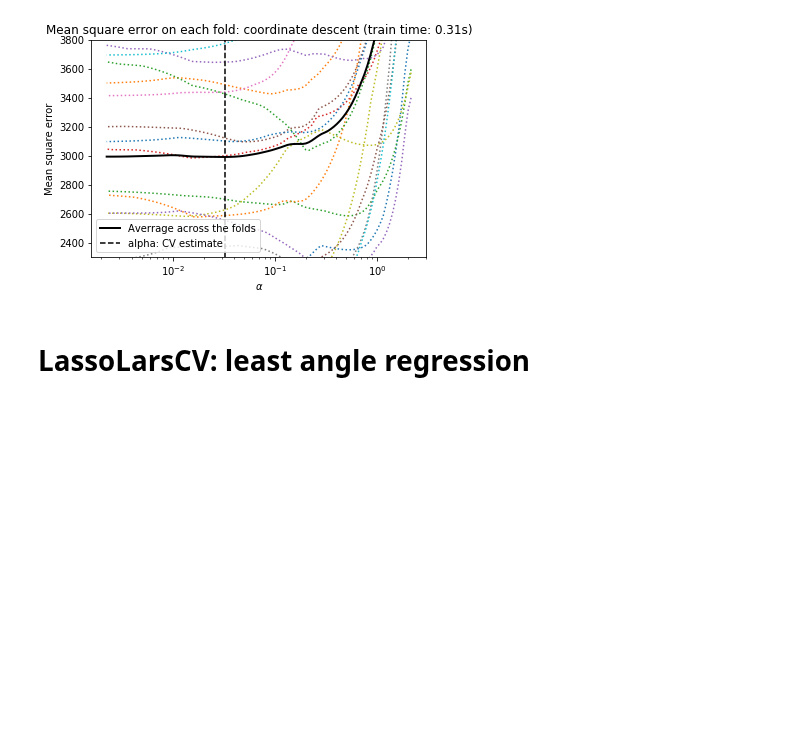
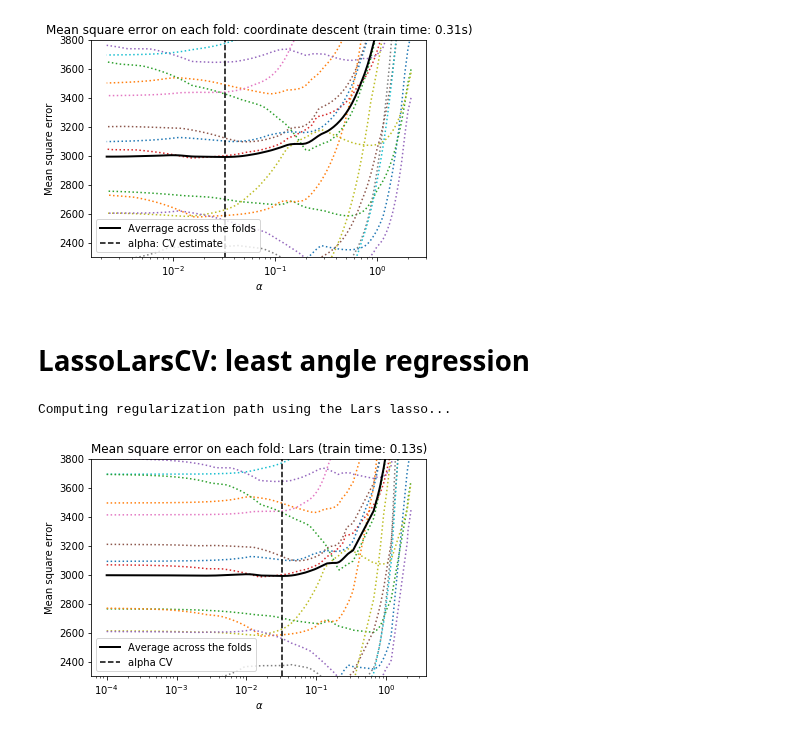
Before and after one commit to galaxy1014/ML_module_summary, a Jupyter notebook: Scikit-learn/1. Supervised learning/2. Linear Model/Lasso model selection_Cross-Validation,AIC,BIC.ipynb, the cells around one changed output. Drawn from its saved outputs; the diff is of its cells as text; code cells hidden in the pictures; blank space fills up the shorter version.

```diff
--- a/Scikit-learn/1. Supervised learning/2. Linear Model/Lasso model selection_Cross-Validation,AIC,BIC.ipynb
+++ b/Scikit-learn/1. Supervised learning/2. Linear Model/Lasso model selection_Cross-Validation,AIC,BIC.ipynb
@@ -79,16 +79,22 @@ Computing regularization path using the coordinate descent lasso...
 # %%
 print("Computing regularization path using the Lars lasso...")
 t1 = time.time()
 model = LassoLarsCV(cv=20).fit(X, y)
 t_lasso_lars_cv = time.time() - t1
 
 plt.figure()
 plt.semilogx(model.cv_alphas_ + EPSILON, model.mse_path_, ':')
 plt.semilogx(model.cv_alphas_ + EPSILON, model.mse_path_.mean(axis=-1), 'k',
             label='Average across the folds', linewidth=2)
 plt.axvline(model.alpha_, linestyle='--', color='k', label='alpha CV')
 plt.legend()
 
 plt.xlabel(r'$\alpha$')
 plt.ylabel('Mean square error')
-plt.title('Mean square error on each fold: Lars (train time: %.2fs)' % t_lasso_lars_c)
+plt.title('Mean square error on each fold: Lars (train time: %.2fs)' % t_lasso_lars_cv)
+plt.axis('tight')
+plt.ylim(ymin, ymax)
+plt.show()
+# %% [output]
+Computing regularization path using the Lars lasso...
+[figure, added]
```
Also changed, not shown: 2 other files.
